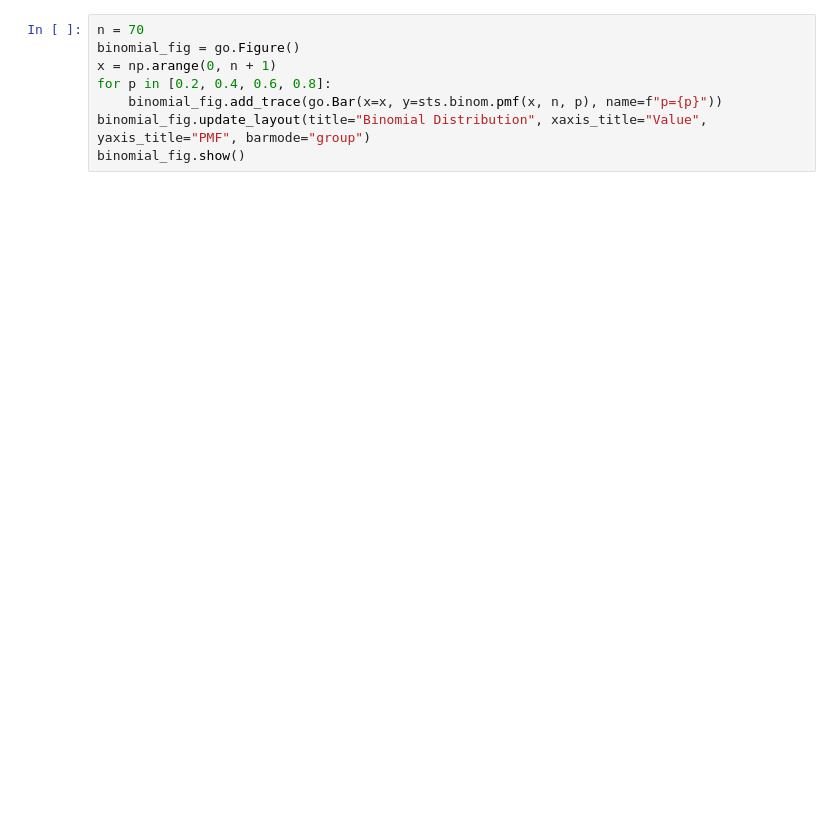
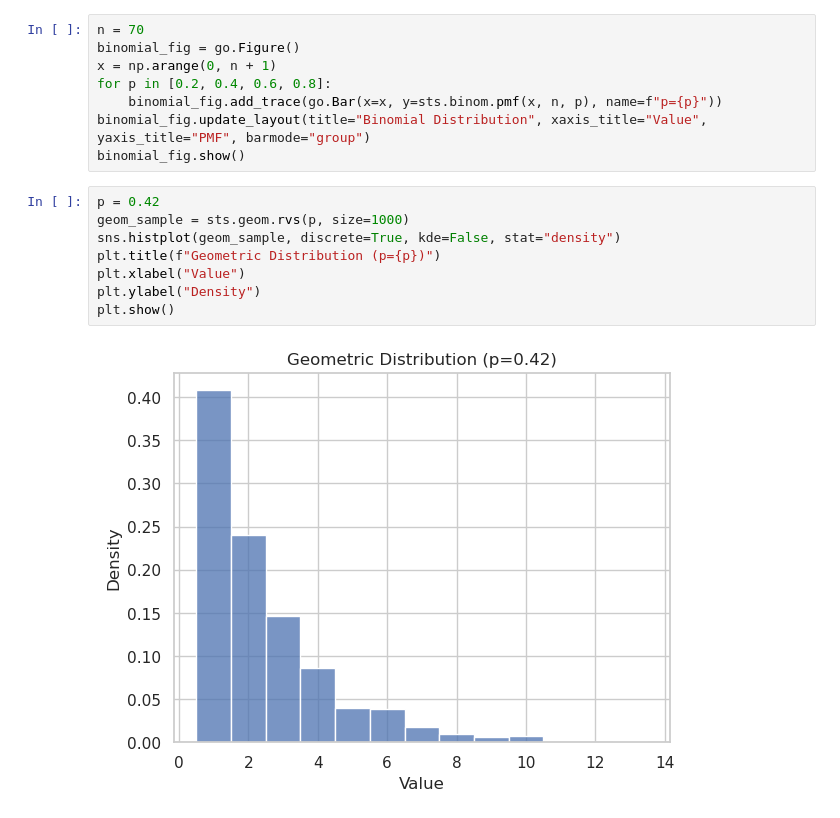
Before and after one commit to crissyro/kaggle_projects, a Jupyter notebook: notebooks/statistical_distributions.ipynb, the cells around one changed output. Cells and saved outputs as stored; diff of their text form; blank space fills up the shorter version.

```diff
--- a/notebooks/statistical_distributions.ipynb
+++ b/notebooks/statistical_distributions.ipynb
@@ -57,3 +56,13 @@ for p in [0.2, 0.4, 0.6, 0.8]:
     binomial_fig.add_trace(go.Bar(x=x, y=sts.binom.pmf(x, n, p), name=f"p={p}"))
 binomial_fig.update_layout(title="Binomial Distribution", xaxis_title="Value", yaxis_title="PMF", barmode="group")
 binomial_fig.show()
+# %%
+p = 0.42
+geom_sample = sts.geom.rvs(p, size=1000)
+sns.histplot(geom_sample, discrete=True, kde=False, stat="density")
+plt.title(f"Geometric Distribution (p={p})")
+plt.xlabel("Value")
+plt.ylabel("Density")
+plt.show()
+# %% [output]
+[figure, added]
```
Also changed, not shown: parts of 4 cells of this notebook.
